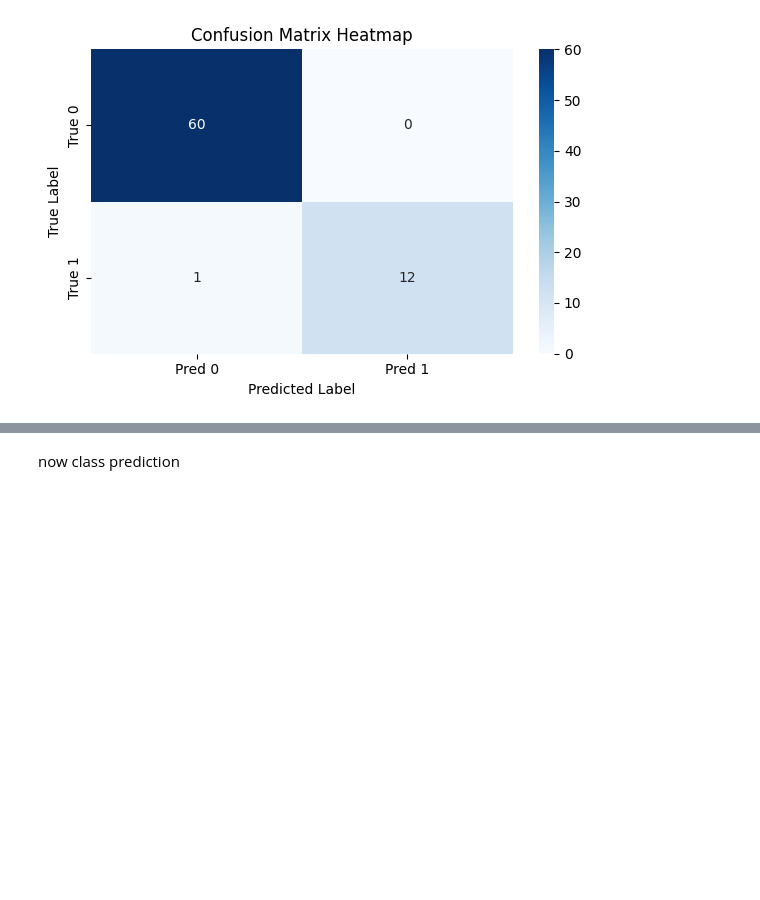
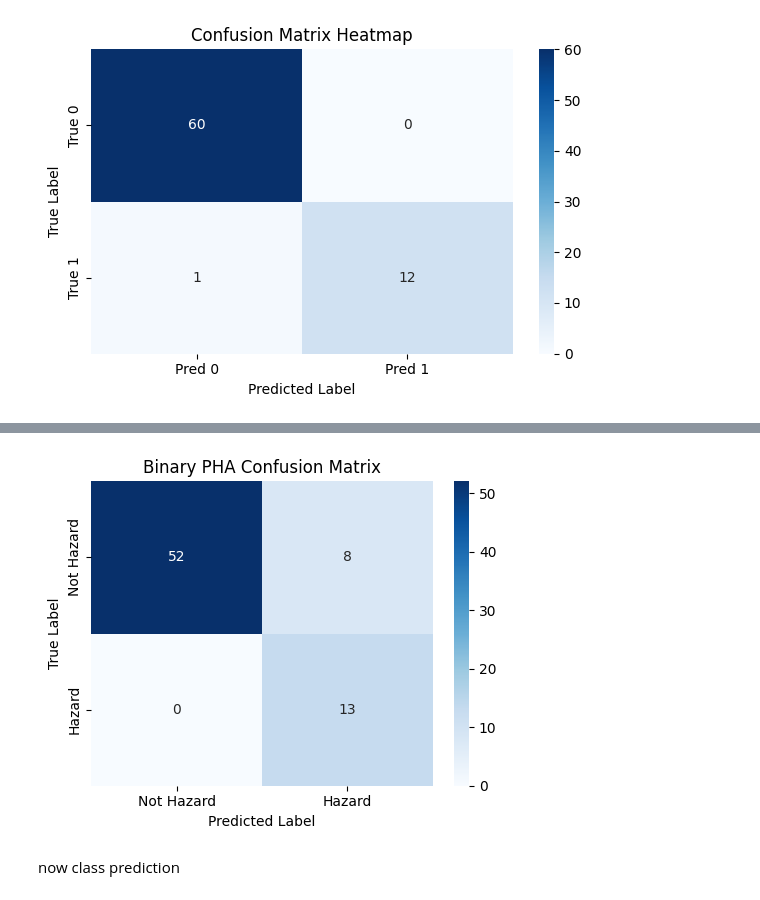
Before and after one commit to INFO523-Fall25-101-201/final-project-the-team, a Jupyter notebook: random_forest_trials.ipynb, the cells around one changed output, grey strips where cells are left out. Saved outputs shown, nothing was run; the diff lists cells and outputs as text; code cells hidden in the pictures; blank space fills up the shorter version.

```diff
--- a/random_forest_trials.ipynb
+++ b/random_forest_trials.ipynb
@@ -115,0 +147,8 @@ plt.show()
+# %%
+best_rf_binary = grid_binary.best_estimator_
+yb_pred = best_rf_binary.predict(X_test)
+rf_probs = best_rf_binary.predict_proba(X_test)[:, 1]
+rf_auc = roc_auc_score(y_test, rf_probs)
+
+print("Binary PHA Test ROC AUC:", rf_auc)
+print(classification_report(y_test, yb_pred, target_names=["Not Hazard", "Hazard"]))
@@ -116,3 +165,17 @@ plt.show()
+# %%
+# confusion matrix
+cm = confusion_matrix(y_test, yb_pred)
+plt.figure(figsize=(5,4))
+sns.heatmap(cm, annot=True, fmt="d", cmap="Blues",
+            xticklabels=["Not Hazard", "Hazard"],
+            yticklabels=["Not Hazard", "Hazard"])
+plt.xlabel("Predicted Label")
+plt.ylabel("True Label")
+plt.title("Binary PHA Confusion Matrix")
+plt.tight_layout()
+plt.show()
+# %% [output]
+[figure, added]
 # %% [markdown]
 now class prediction
 # %%
```
Also changed, not shown: parts of 8 cells of this notebook.
